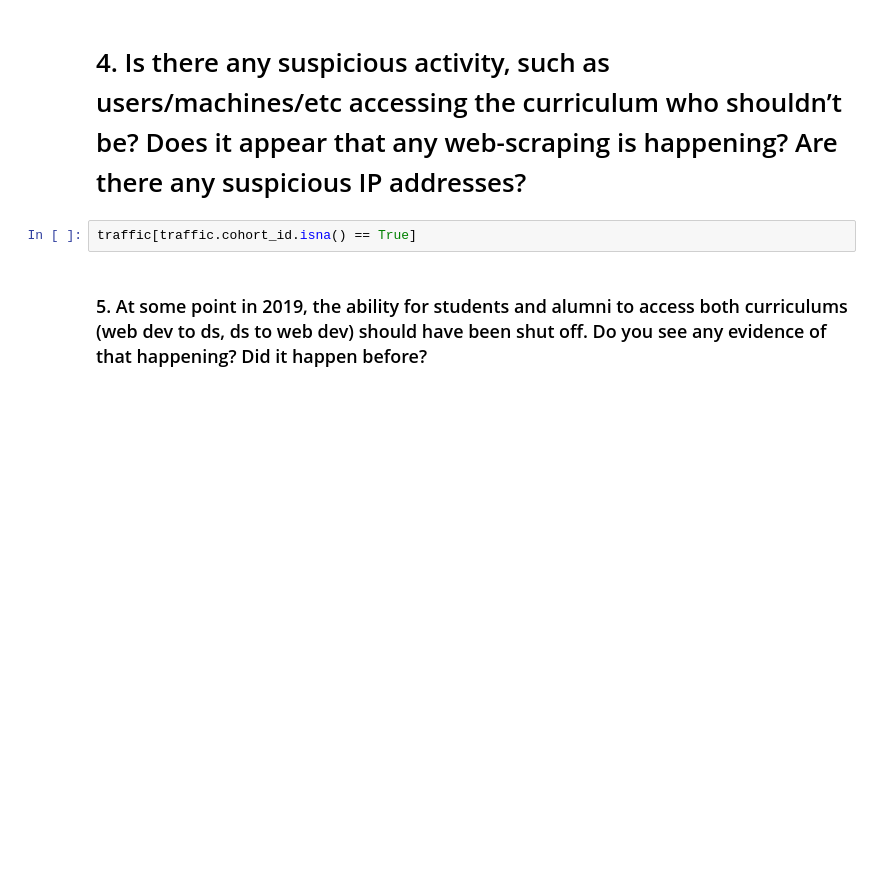
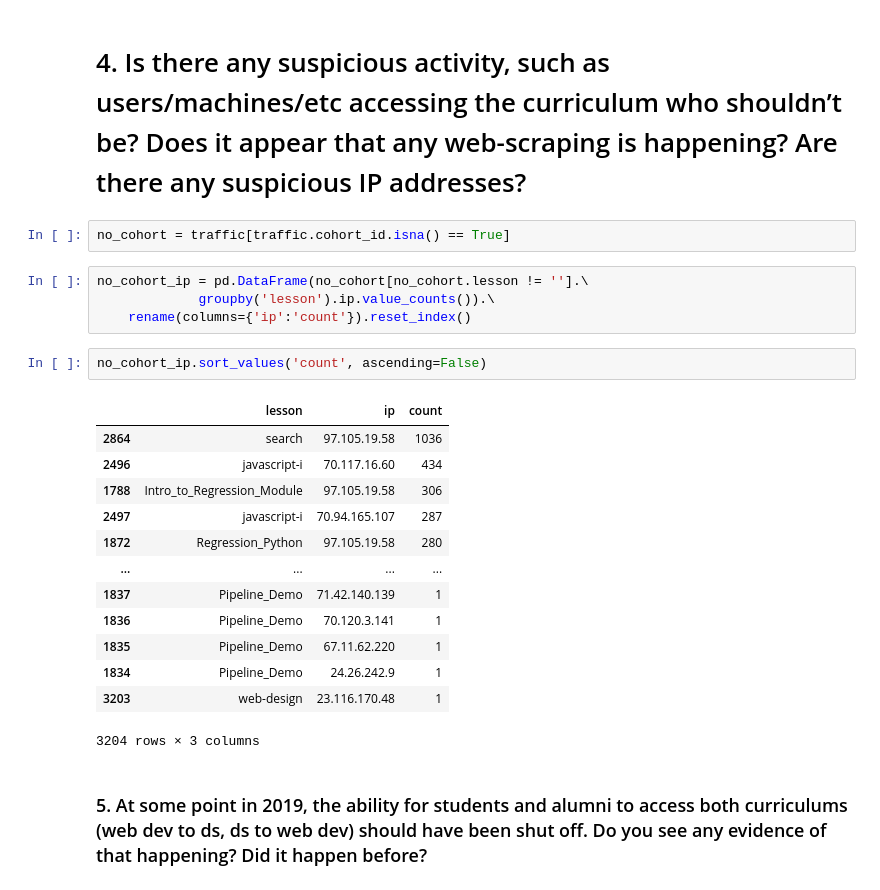
Before and after one commit to Adam-Harris87/anomaly-detection-exercises, a Jupyter notebook: anomaly_detection_exercise.ipynb, the cells around one changed output. Drawn from its saved outputs; the diff is of its cells as text; blank space fills up the shorter version.

```diff
--- a/anomaly_detection_exercise.ipynb
+++ b/anomaly_detection_exercise.ipynb
@@ -88,7 +261,27 @@ low_activity_df.groupby('cohort_name').user_id.nunique()
 # %% [markdown]
 # 4. Is there any suspicious activity, such as users/machines/etc accessing the curriculum who shouldn’t be? Does it appear that any web-scraping is happening? Are there any suspicious IP addresses?
 # %%
-traffic[traffic.cohort_id.isna() == True]
+no_cohort = traffic[traffic.cohort_id.isna() == True]
+# %%
+no_cohort_ip = pd.DataFrame(no_cohort[no_cohort.lesson != ''].\
+             groupby('lesson').ip.value_counts()).\
+    rename(columns={'ip':'count'}).reset_index()
+# %%
+no_cohort_ip.sort_values('count', ascending=False)
+# %% [output]
+|  | lesson | ip | count |
+| 2864 | search | 97.105.19.58 | 1036 |
+| 2496 | javascript-i | 70.117.16.60 | 434 |
+| 1788 | Intro_to_Regression_Module | 97.105.19.58 | 306 |
+| 2497 | javascript-i | 70.94.165.107 | 287 |
+| 1872 | Regression_Python | 97.105.19.58 | 280 |
+| ... | ... | ... | ... |
+| 1837 | Pipeline_Demo | 71.42.140.139 | 1 |
+| 1836 | Pipeline_Demo | 70.120.3.141 | 1 |
+| 1835 | Pipeline_Demo | 67.11.62.220 | 1 |
+| 1834 | Pipeline_Demo | 24.26.242.9 | 1 |
+| 3203 | web-design | 23.116.170.48 | 1 |
+3204 rows × 3 columns
 # %% [markdown]
 ### 5. At some point in 2019, the ability for students and alumni to access both curriculums (web dev to ds, ds to web dev) should have been shut off. Do you see any evidence of that happening? Did it happen before?
 # %%
```
Also changed, not shown: parts of 23 cells of this notebook.
